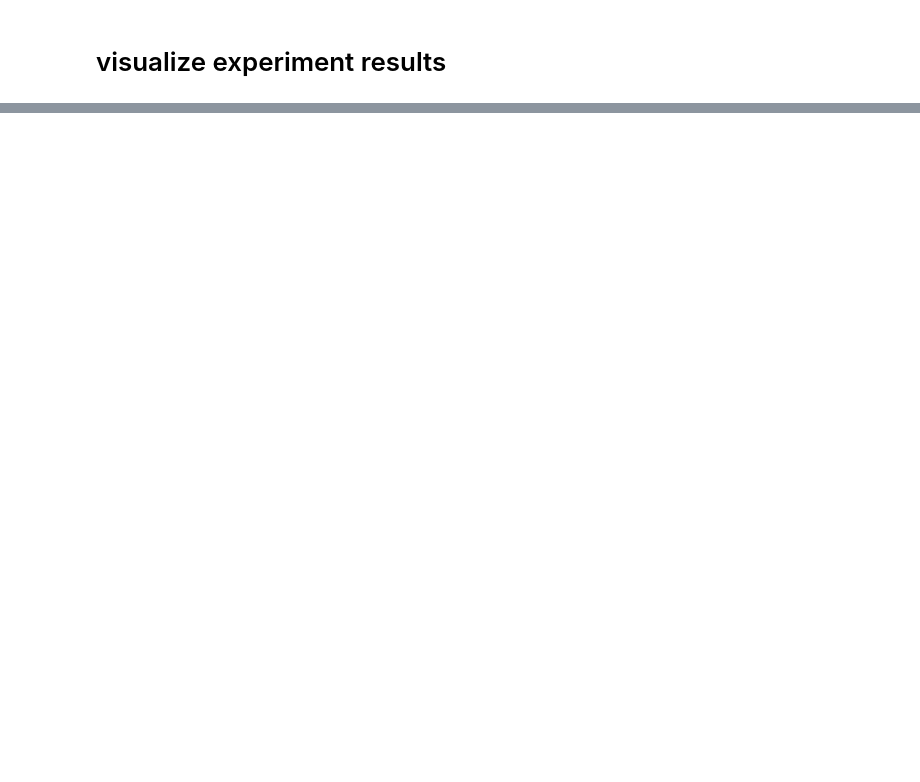
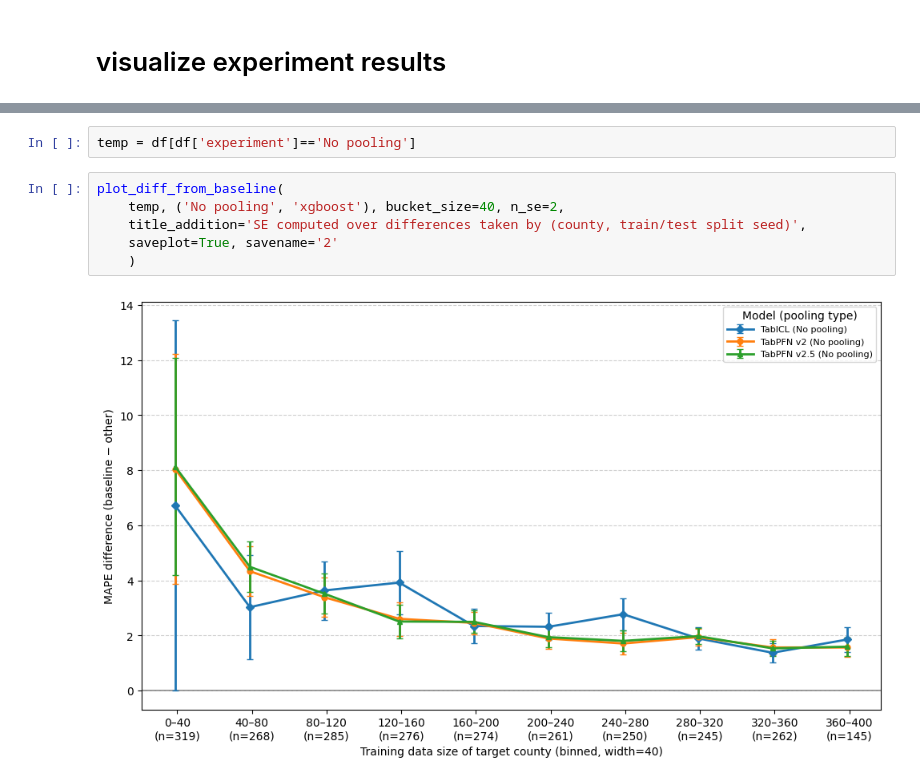
Before and after one commit to salilgoyal/showcase_tabpfn_data_scarcity, a Jupyter notebook: notebooks/geo_pooling/showcase_results.ipynb, the cells around one changed output, grey strips where cells are left out. Drawn from its saved outputs; the diff is of its cells as text; blank space fills up the shorter version.

```diff
--- a/notebooks/geo_pooling/showcase_results.ipynb
+++ b/notebooks/geo_pooling/showcase_results.ipynb
@@ -400,0 +411,10 @@ plot_diff_from_baseline(
+# %%
+temp = df[df['experiment']=='No pooling']
+# %%
+plot_diff_from_baseline(
+    temp, ('No pooling', 'xgboost'), bucket_size=40, n_se=2,
+    title_addition='SE computed over differences taken by (county, train/test split seed)',
+    saveplot=True, savename='2'
+    )
+# %% [output]
+[figure, added]
```
Also changed, not shown: parts of 14 cells of this notebook, 11 other files.
